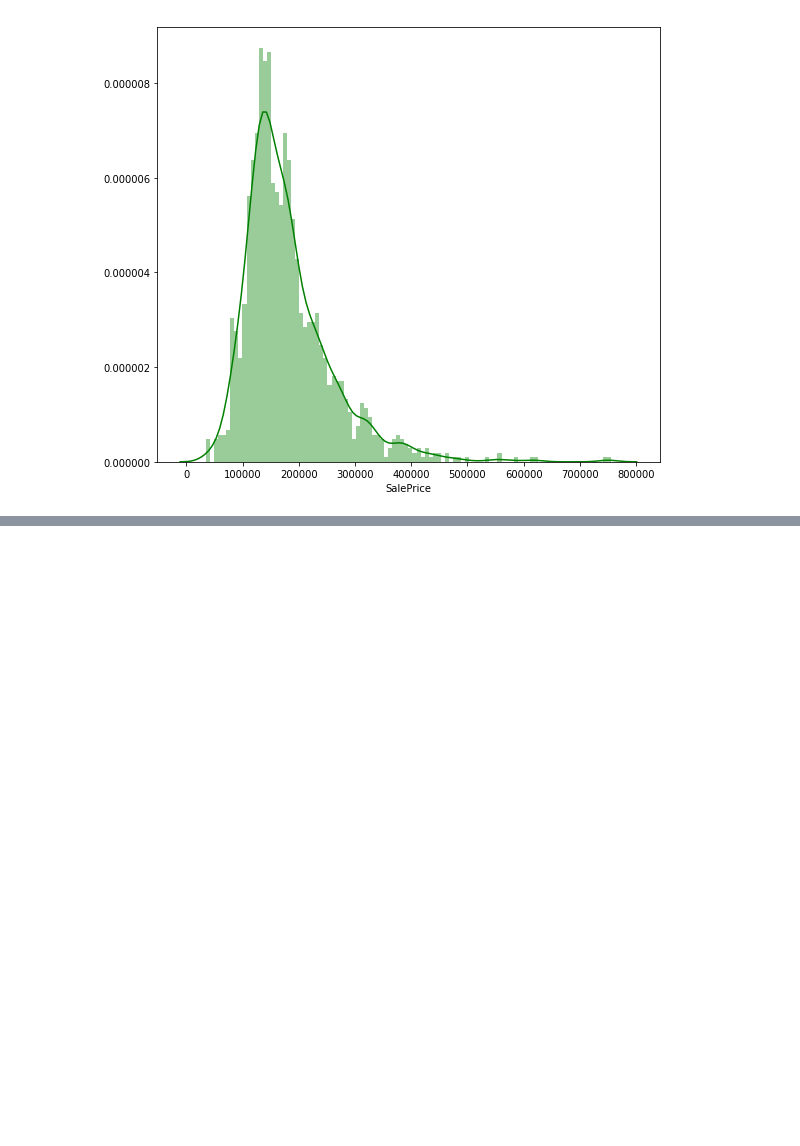
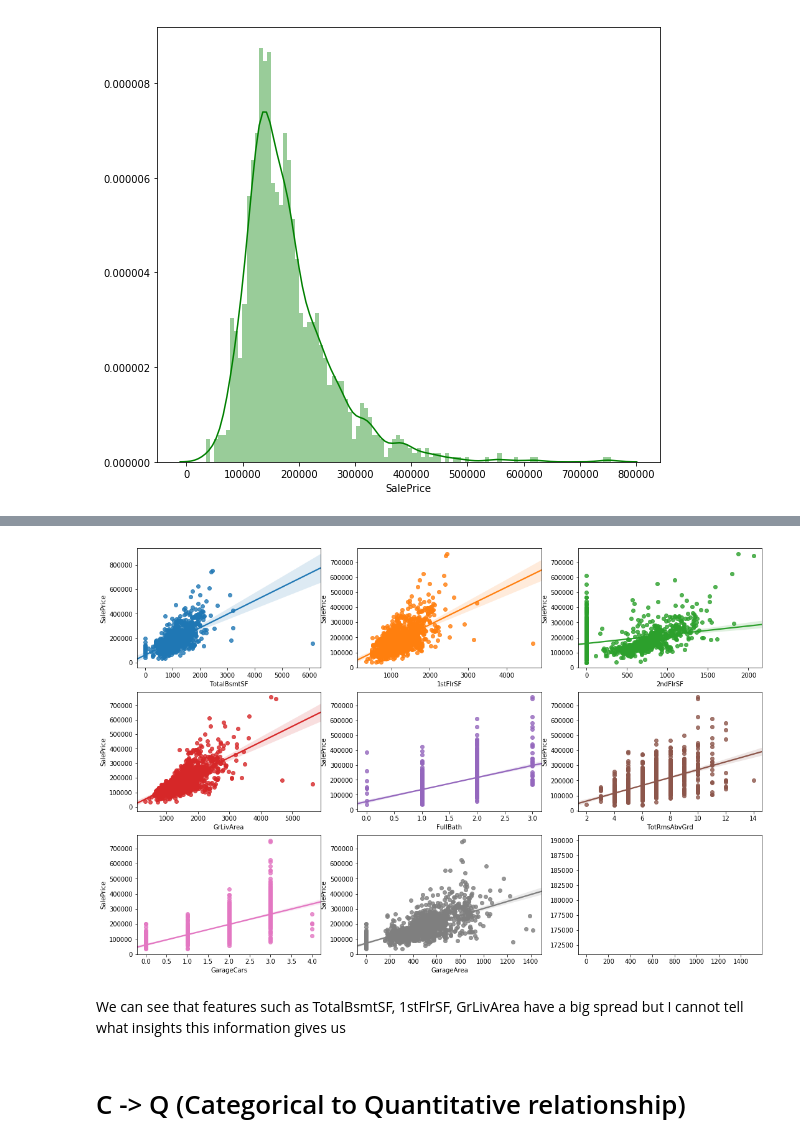
Before and after one commit to genii06127/test, a Jupyter notebook: data_exploratory.ipynb, the cells around one changed output, grey strips where cells are left out. Drawn from its saved outputs; the diff is of its cells as text; code cells hidden in the pictures; blank space fills up the shorter version.

```diff
--- a/data_exploratory.ipynb
+++ b/data_exploratory.ipynb
@@ -65,0 +278,5 @@ Name: SalePrice, dtype: float64
+# %%
+quantitative_features_list = ['LotFrontage', 'LotArea', 'MasVnrArea', 'BsmtFinSF1', 'BsmtFinSF2', 'TotalBsmtSF', '1stFlrSF',
+    '2ndFlrSF', 'LowQualFinSF', 'GrLivArea', 'BsmtFullBath', 'BsmtHalfBath', 'FullBath', 'HalfBath',
+    'BedroomAbvGr', 'KitchenAbvGr', 'TotRmsAbvGrd', 'Fireplaces', 'GarageCars', 'GarageArea', 'WoodDeckSF', 'OpenPorchSF',
+    'EnclosedPorch', '3SsnPorch', 'ScreenPorch', 'PoolArea', 'MiscVal', 'SalePrice']
@@ -65,0 +285,2 @@ Name: SalePrice, dtype: float64
+# %%
+features_to_analyse = [x for x in quantitative_features_list if x in golden_features_list]
@@ -65,0 +298,3 @@ Name: SalePrice, dtype: float64
+# %%
+features_to_analyse.append('SalePrice')
+features_to_analyse
@@ -65,0 +311,12 @@ Name: SalePrice, dtype: float64
+# %%
+fig, ax = plt.subplots(round(len(features_to_analyse) / 3), 3, figsize = (18, 12))
+
+for i, ax in enumerate(fig.axes):
+    if i < len(features_to_analyse) - 1:
+        sns.regplot(x=features_to_analyse[i],y='SalePrice', data=df[features_to_analyse], ax=ax)
+# %% [output]
+[figure, added]
+# %% [markdown]
+We can see that features such as TotalBsmtSF, 1stFlrSF, GrLivArea have a big spread but I cannot tell what insights this information gives us
+# %% [markdown]
+# C -> Q (Categorical to Quantitative relationship)
```
Also changed, not shown: parts of 48 cells of this notebook.
